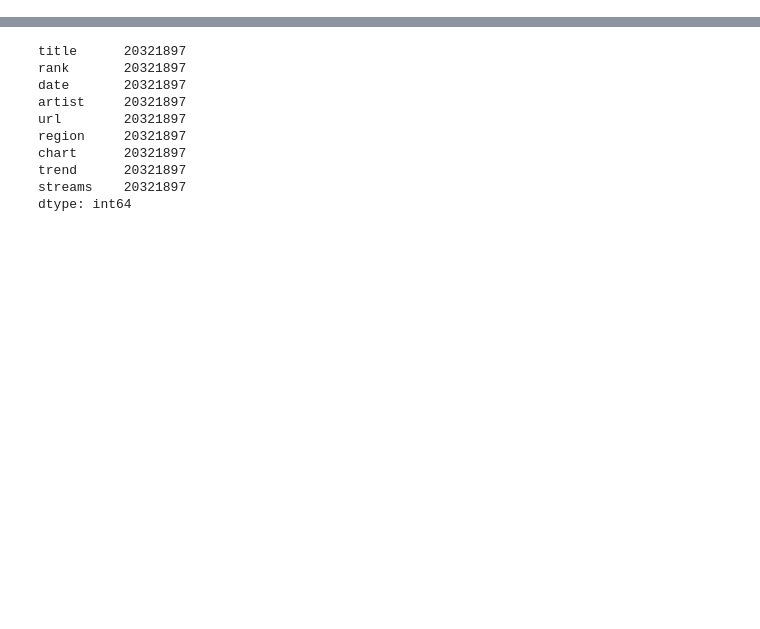
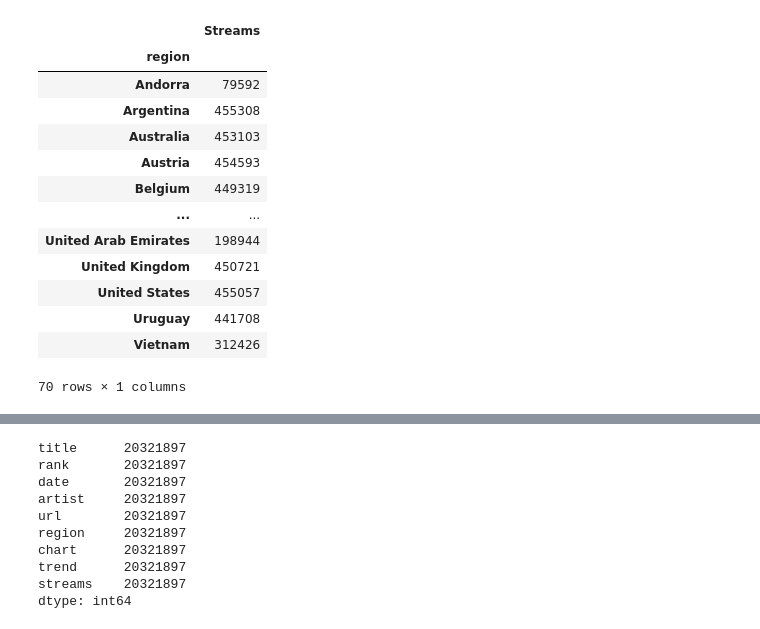
Before and after one commit to ShinekaBarnett/Spotify_Music_Data, a Jupyter notebook: Spotify_Music_Data.ipynb, the cells around one changed output, grey strips where cells are left out. Drawn from its saved outputs; the diff is of its cells as text; code cells hidden in the pictures; blank space fills up the shorter version.

```diff
--- a/Spotify_Music_Data.ipynb
+++ b/Spotify_Music_Data.ipynb
@@ -41,0 +52,5 @@ charts_df.head(15)
+# %%
+region_group = charts_df.groupby('region')
+
+count_regions = region_group['region'].count()
+count_regions
@@ -41,0 +71,18 @@ charts_df.head(15)
+# %%
+region_summary_table = pd.DataFrame({"Streams": count_regions})
+region_summary_table.head(70)
+# %% [output]
+|  | Streams |
+| region |  |
+| Andorra | 79592 |
+| Argentina | 455308 |
+| Australia | 453103 |
+| Austria | 454593 |
+| Belgium | 449319 |
+| ... | ... |
+| United Arab Emirates | 198944 |
+| United Kingdom | 450721 |
+| United States | 455057 |
+| Uruguay | 441708 |
+| Vietnam | 312426 |
+70 rows × 1 columns
```
Also changed, not shown: parts of 11 cells of this notebook.
